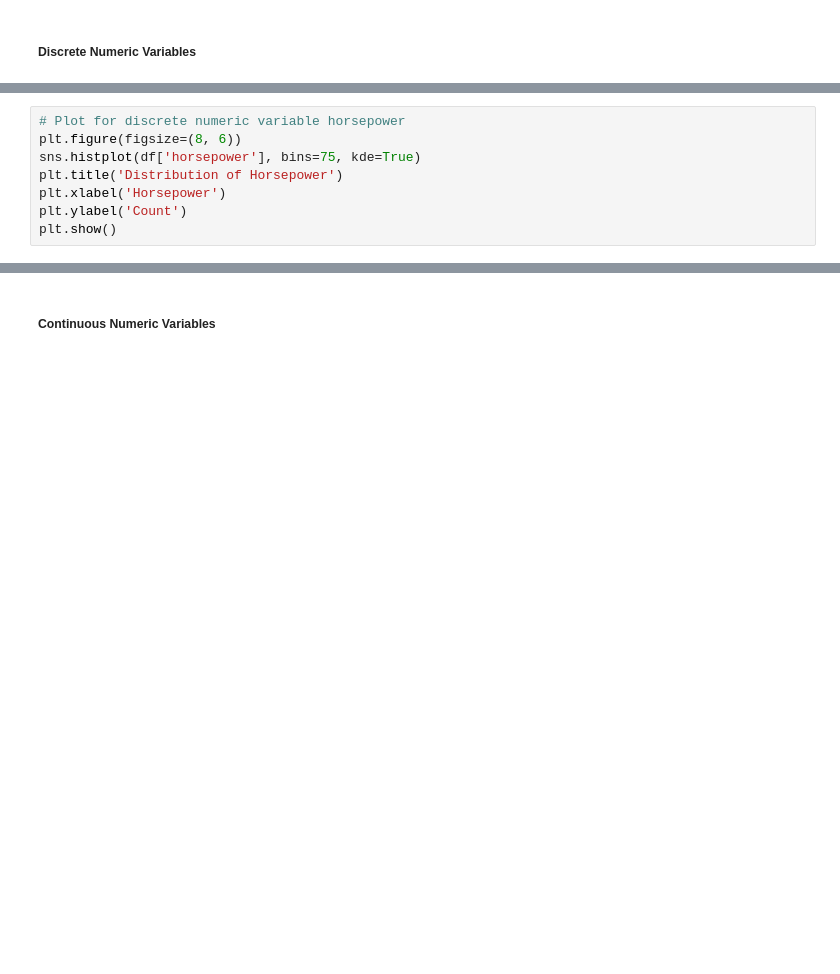
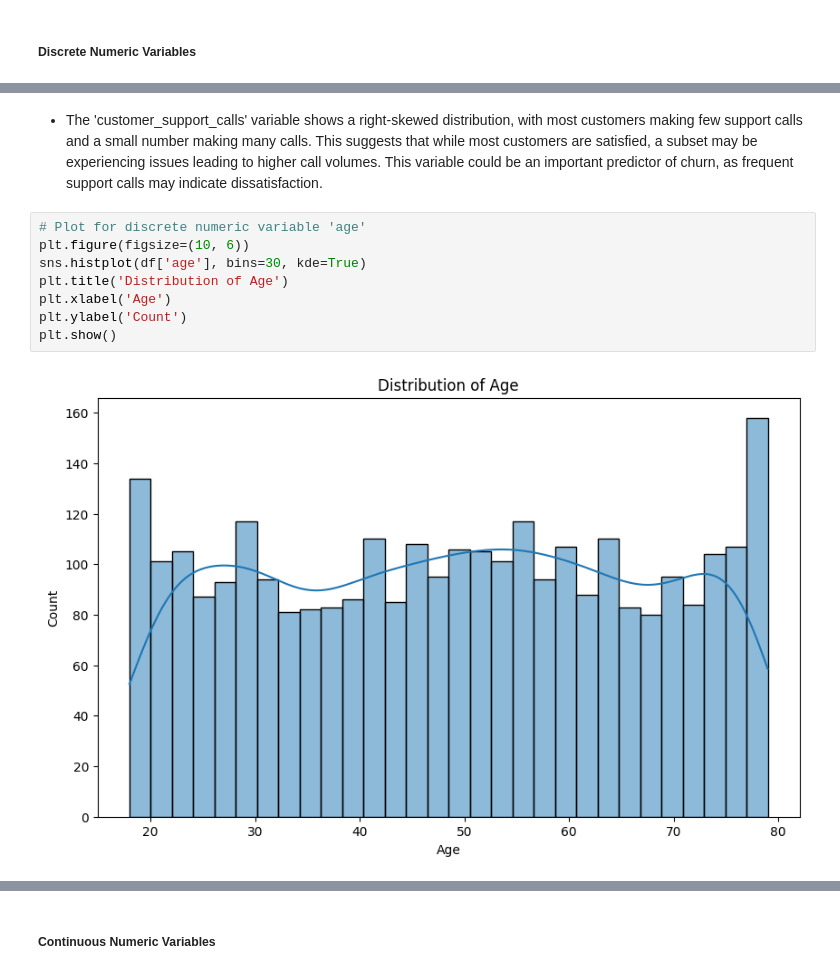
Before and after one commit to KyleHollands/Practice_Project__Telecom-Churn-Prediction, a Jupyter notebook: Telecom Churn Prediction.ipynb, the cells around one changed output, grey strips where cells are left out. Drawn from its saved outputs; the diff is of its cells as text; blank space fills up the shorter version.

```diff
--- a/Telecom Churn Prediction.ipynb
+++ b/Telecom Churn Prediction.ipynb
@@ -407,8 +483,12 @@ plt.show()
+# %% [markdown]
+- The 'customer_support_calls' variable shows a right-skewed distribution, with most customers making few support calls and a small number making many calls. This suggests that while most customers are satisfied, a subset may be experiencing issues leading to higher call volumes. This variable could be an important predictor of churn, as frequent support calls may indicate dissatisfaction.
 # %%
-# Plot for discrete numeric variable horsepower
-plt.figure(figsize=(8, 6))
-sns.histplot(df['horsepower'], bins=75, kde=True)
-plt.title('Distribution of Horsepower')
-plt.xlabel('Horsepower')
+# Plot for discrete numeric variable 'age'
+plt.figure(figsize=(10, 6))
+sns.histplot(df['age'], bins=30, kde=True)
+plt.title('Distribution of Age')
+plt.xlabel('Age')
 plt.ylabel('Count')
 plt.show()
+# %% [output]
+[figure, added]
```
Also changed, not shown: parts of 73 cells of this notebook, 1 other file.
